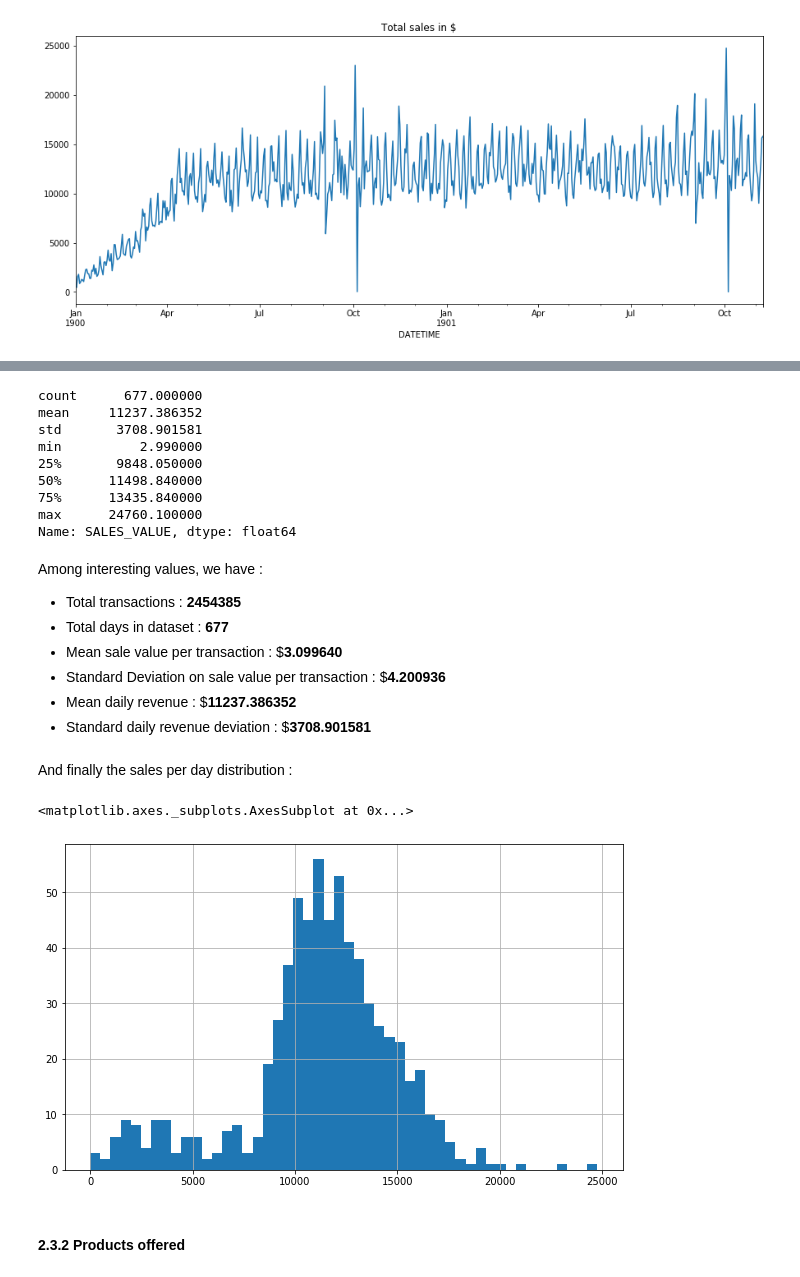
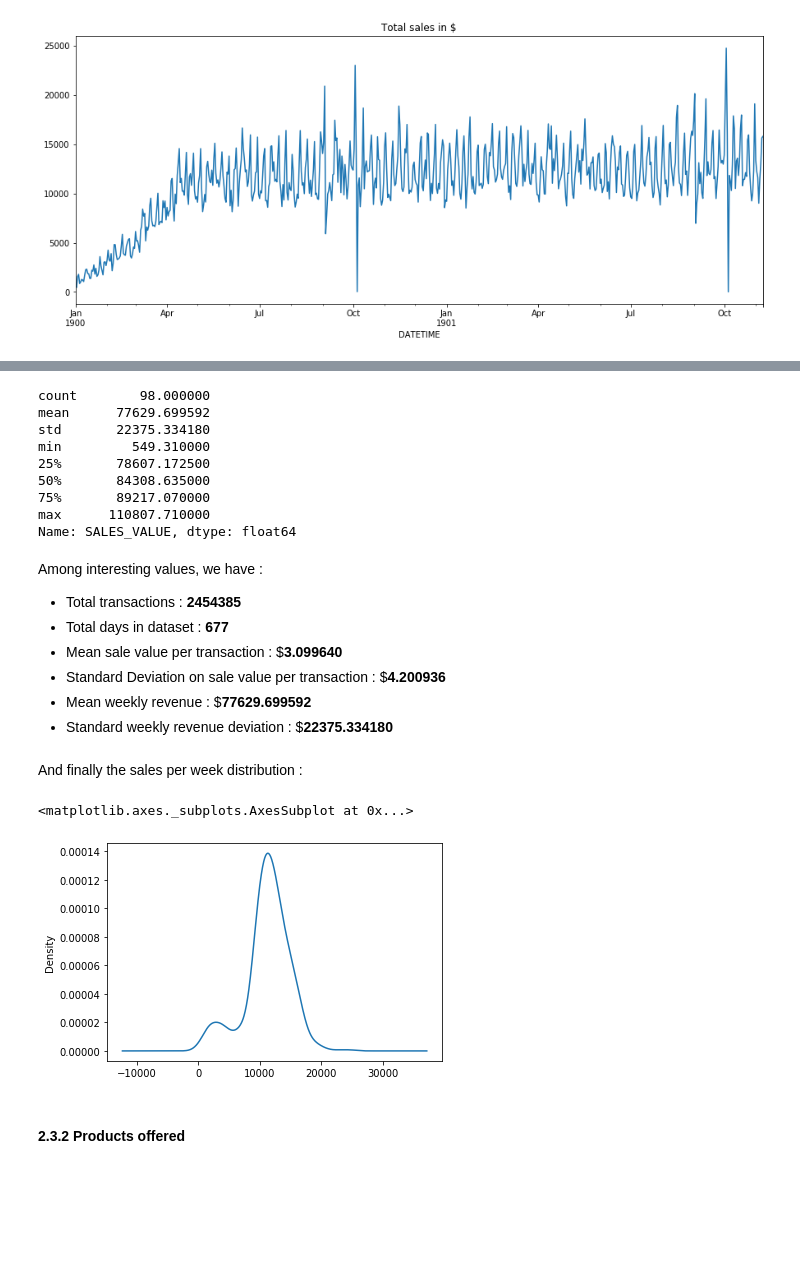
Before and after one commit to LouisAuneau/MISC-sales-forecasting, a Jupyter notebook: Report.ipynb, the cells around one changed output, grey strips where cells are left out. Saved outputs shown, nothing was run; the diff lists cells and outputs as text; code cells hidden in the pictures; blank space fills up the shorter version.

```diff
--- a/Report.ipynb
+++ b/Report.ipynb
@@ -170,16 +179,16 @@ transactions.describe()
 | 75% | 1.914000e+03 | 3.563836e+10 | 5.270000e+02 | 1.132770e+06 | 1.000000e+00 | 3.490000e+00 | 4.220000e+02 | 0.000000e+00 | 7.600000e+01 | ... |
 | max | 2.500000e+03 | 4.184806e+10 | 6.770000e+02 | 1.812030e+07 | 8.963800e+04 | 8.400000e+02 | 3.428000e+04 | 3.990000e+00 | 9.700000e+01 | ... |
 # %%
-daily_sales_ts.describe()
+weekly_sales_ts.describe()
 # %% [output]
-count      677.000000
-mean     11237.386352
-std       3708.901581
-min          2.990000
-25%       9848.050000
-50%      11498.840000
-75%      13435.840000
-max      24760.100000
+count        98.000000
+mean      77629.699592
+std       22375.334180
+min         549.310000
+25%       78607.172500
+50%       84308.635000
+75%       89217.070000
+max      110807.710000
 Name: SALES_VALUE, dtype: float64
 # %% [markdown]
 Among interesting values, we have :
@@ -187,15 +196,15 @@ Among interesting values, we have :
 - Total days in dataset : **677**
 - Mean sale value per transaction : \$**3.099640**
 - Standard Deviation on sale value per transaction : \$**4.200936**
-- Mean daily revenue : \$**11237.386352**
-- Standard daily revenue deviation : \$**3708.901581**
+- Mean weekly revenue : \$**77629.699592**
+- Standard weekly revenue deviation : \$**22375.334180**
 # %% [markdown]
-And finally the sales per day distribution :
+And finally the sales per week distribution :
-# %%
-daily_sales_ts.hist(bins=50, figsize=(10, 6))
-# %% [output]
-<matplotlib.axes._subplots.AxesSubplot at 0x...>
-[figure, removed]
+# %%
+daily_sales_ts.plot(kind='kde')
+# %% [output]
+<matplotlib.axes._subplots.AxesSubplot at 0x...>
+[figure, added]
 # %% [markdown]
 #### 2.3.2 Products offered
 # %% [markdown]
```
Also changed, not shown: parts of 34 cells of this notebook.
